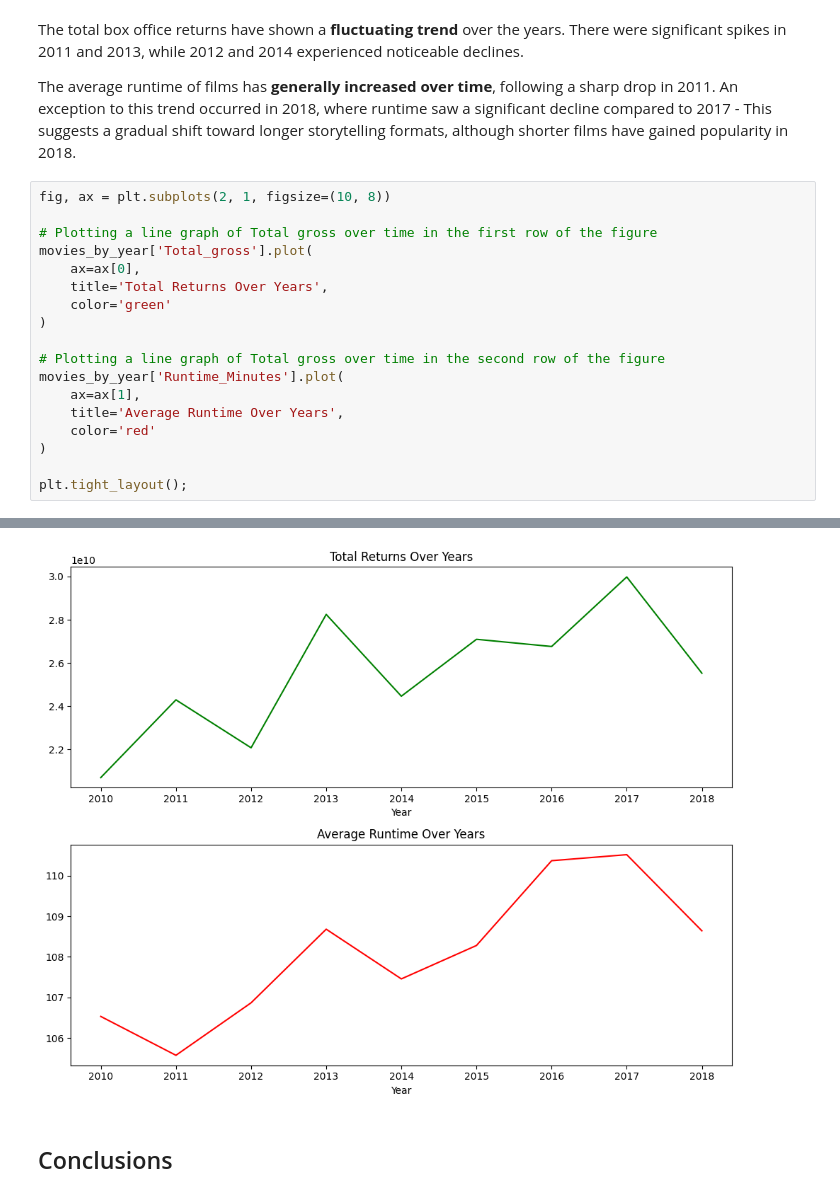
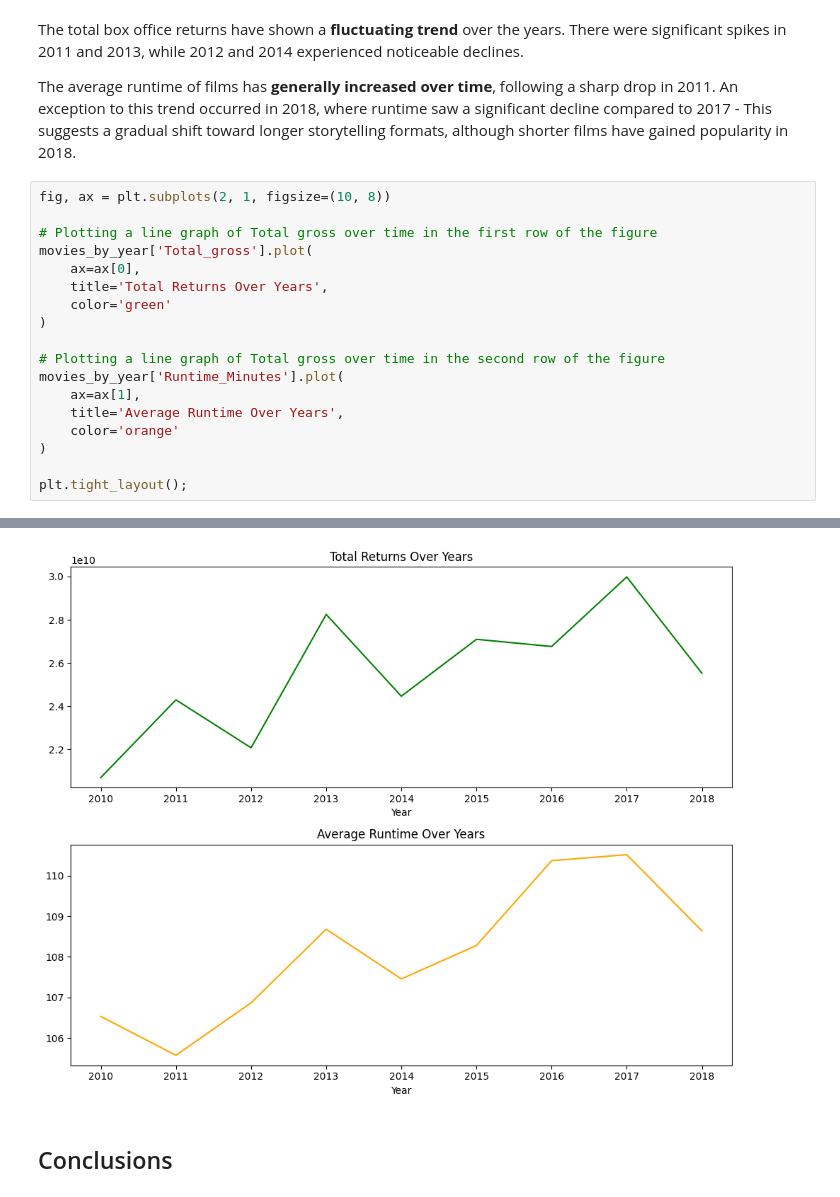
Before and after one commit to Jimmy-ai1/Independent-Project-1, a Jupyter notebook: Microsoft_Film_Creation_Strategies.ipynb, the cells around one changed output, grey strips where cells are left out. Cells and saved outputs as stored; diff of their text form.

```diff
--- a/Microsoft_Film_Creation_Strategies.ipynb
+++ b/Microsoft_Film_Creation_Strategies.ipynb
@@ -476,7 +474,7 @@ movies_by_year['Total_gross'].plot(
 movies_by_year['Runtime_Minutes'].plot(
     ax=ax[1],
     title='Average Runtime Over Years',
-    color='red'
+    color='orange'
 )
 
 plt.tight_layout();
@@ -484,4 +484,4 @@ plt.tight_layout();
-[figure, old version]
+[figure, new version]
 # %% [markdown]
 ## Conclusions
 # %% [markdown]
```
Also changed, not shown: parts of 6 cells of this notebook.
